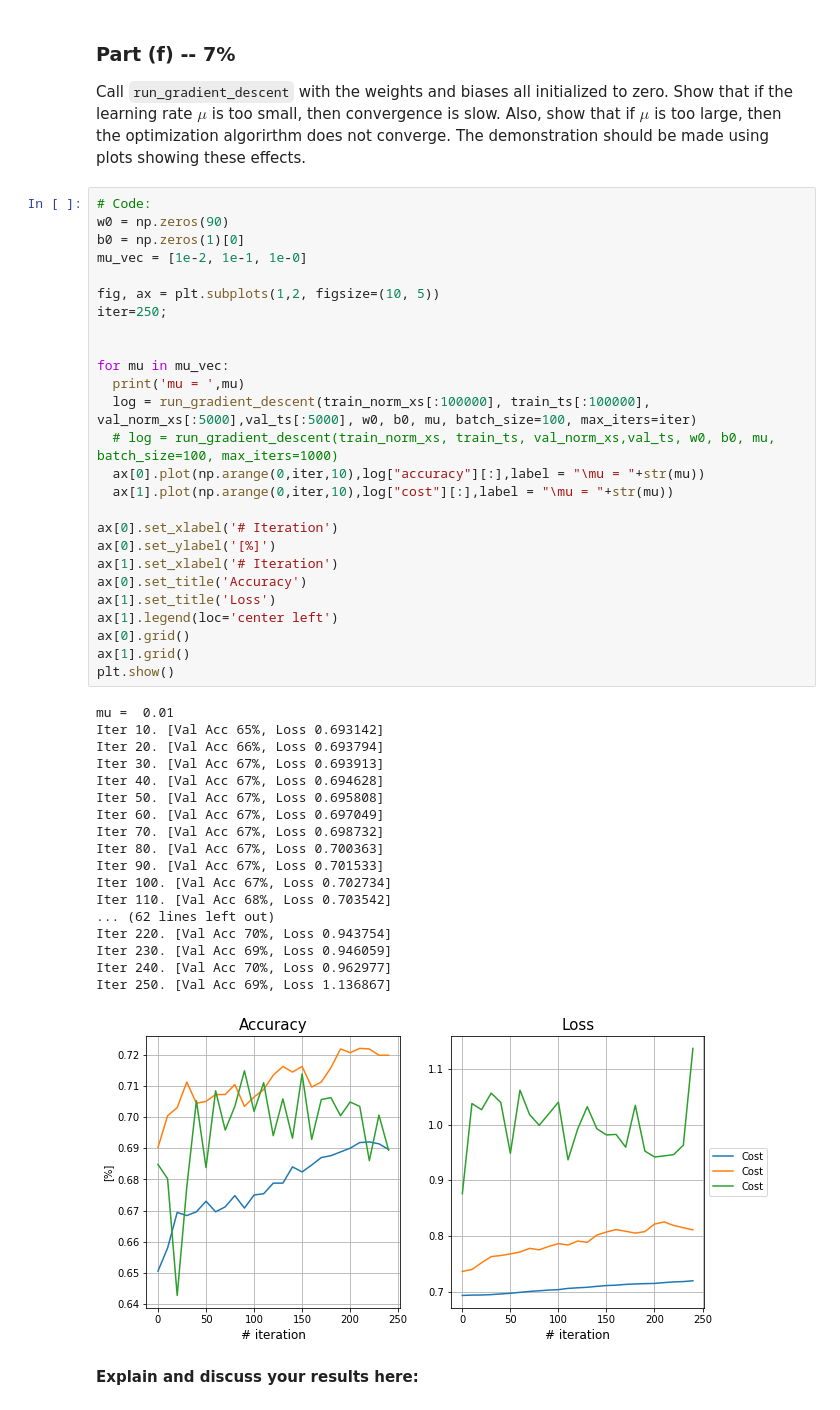
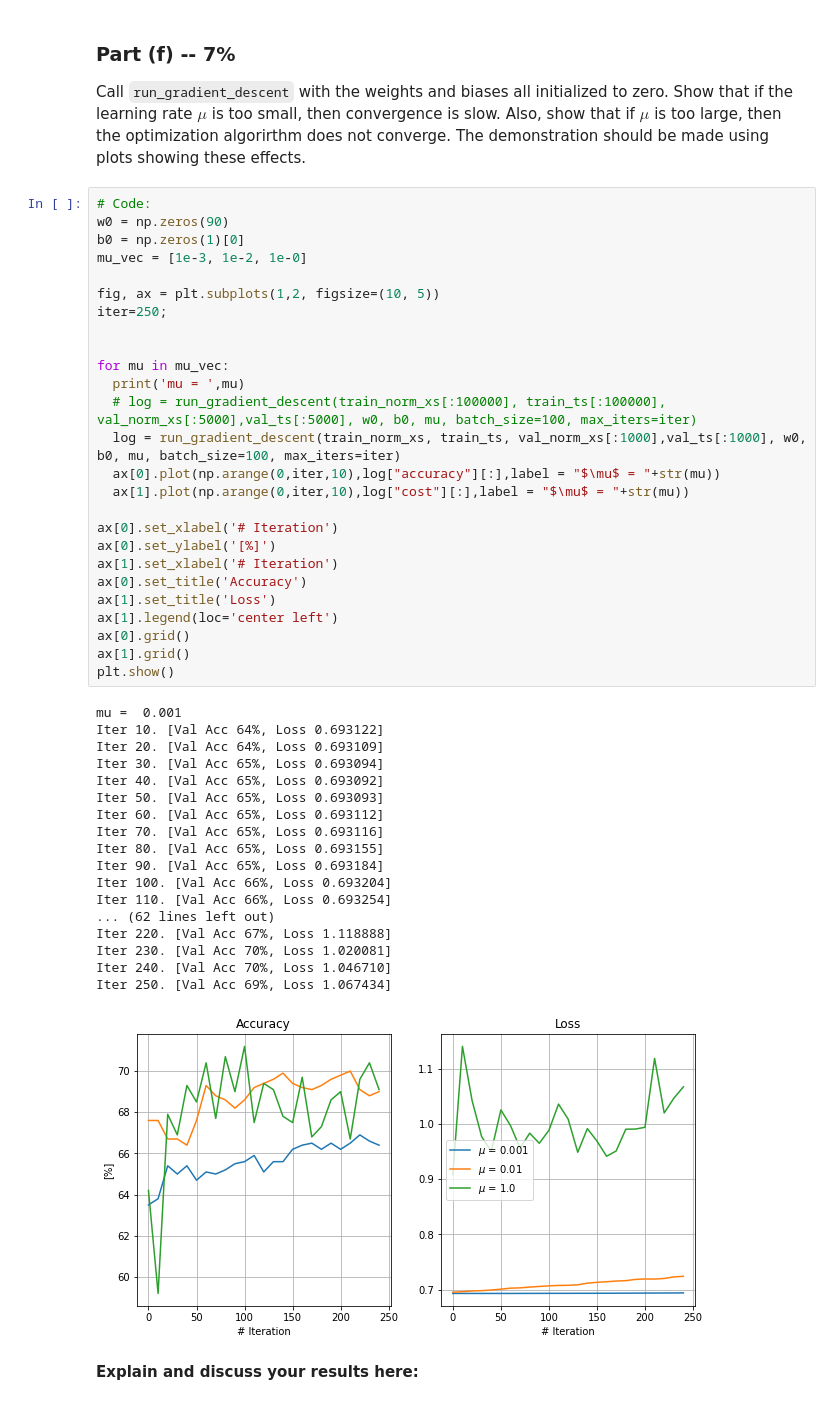
Before and after one commit to yonatandn/IDL, a Jupyter notebook: Assignment1_group58.ipynb, the cells around one changed output. Cells and saved outputs as stored; diff of their text form.

```diff
--- a/Assignment1_group58.ipynb
+++ b/Assignment1_group58.ipynb
@@ -412,48 +412,48 @@ Also, show that if $\mu$ is too large, then the optimization algorirthm does not
 # %%
 # Code:
 w0 = np.zeros(90)
 b0 = np.zeros(1)[0]
-mu_vec = [1e-2, 1e-1, 1e-0]
+mu_vec = [1e-3, 1e-2, 1e-0]
 
 fig, ax = plt.subplots(1,2, figsize=(10, 5))
 iter=250;
 
 
 for mu in mu_vec:
   print('mu = ',mu)
-  log = run_gradient_descent(train_norm_xs[:100000], train_ts[:100000], val_norm_xs[:5000],val_ts[:5000], w0, b0, mu, batch_size=100, max_iters=iter)
-  # log = run_gradient_descent(train_norm_xs, train_ts, val_norm_xs,val_ts, w0, b0, mu, batch_size=100, max_iters=1000)
-  ax[0].plot(np.arange(0,iter,10),log["accuracy"][:],label = "\mu = "+str(mu))
-  ax[1].plot(np.arange(0,iter,10),log["cost"][:],label = "\mu = "+str(mu))
+  # log = run_gradient_descent(train_norm_xs[:100000], train_ts[:100000], val_norm_xs[:5000],val_ts[:5000], w0, b0, mu, batch_size=100, max_iters=iter)
+  log = run_gradient_descent(train_norm_xs, train_ts, val_norm_xs[:1000],val_ts[:1000], w0, b0, mu, batch_size=100, max_iters=iter)
+  ax[0].plot(np.arange(0,iter,10),log["accuracy"][:],label = "$\mu$ = "+str(mu))
+  ax[1].plot(np.arange(0,iter,10),log["cost"][:],label = "$\mu$ = "+str(mu))
 
 ax[0].set_xlabel('# Iteration')
 ax[0].set_ylabel('[%]')
 ax[1].set_xlabel('# Iteration')
 ax[0].set_title('Accuracy')
 ax[1].set_title('Loss')
 ax[1].legend(loc='center left')
 ax[0].grid()
 ax[1].grid()
 plt.show()
 # %% [output]
-mu =  0.01
-Iter 10. [Val Acc 65%, Loss 0.693142]
-Iter 20. [Val Acc 66%, Loss 0.693794]
-Iter 30. [Val Acc 67%, Loss 0.693913]
-Iter 40. [Val Acc 67%, Loss 0.694628]
-Iter 50. [Val Acc 67%, Loss 0.695808]
-Iter 60. [Val Acc 67%, Loss 0.697049]
-Iter 70. [Val Acc 67%, Loss 0.698732]
-Iter 80. [Val Acc 67%, Loss 0.700363]
-Iter 90. [Val Acc 67%, Loss 0.701533]
-Iter 100. [Val Acc 67%, Loss 0.702734]
-Iter 110. [Val Acc 68%, Loss 0.703542]
+mu =  0.001
+Iter 10. [Val Acc 64%, Loss 0.693122]
+Iter 20. [Val Acc 64%, Loss 0.693109]
+Iter 30. [Val Acc 65%, Loss 0.693094]
+Iter 40. [Val Acc 65%, Loss 0.693092]
+Iter 50. [Val Acc 65%, Loss 0.693093]
+Iter 60. [Val Acc 65%, Loss 0.693112]
+Iter 70. [Val Acc 65%, Loss 0.693116]
+Iter 80. [Val Acc 65%, Loss 0.693155]
+Iter 90. [Val Acc 65%, Loss 0.693184]
+Iter 100. [Val Acc 66%, Loss 0.693204]
+Iter 110. [Val Acc 66%, Loss 0.693254]
 ... (62 lines left out)
-Iter 220. [Val Acc 70%, Loss 0.943754]
-Iter 230. [Val Acc 69%, Loss 0.946059]
-Iter 240. [Val Acc 70%, Loss 0.962977]
-Iter 250. [Val Acc 69%, Loss 1.136867]
+Iter 220. [Val Acc 67%, Loss 1.118888]
+Iter 230. [Val Acc 70%, Loss 1.020081]
+Iter 240. [Val Acc 70%, Loss 1.046710]
+Iter 250. [Val Acc 69%, Loss 1.067434]
-[figure, old version]
+[figure, new version]
 # %% [markdown]
 **Explain and discuss your results here:**
 # %% [markdown]
```
Also changed, not shown: parts of 2 cells of this notebook.
